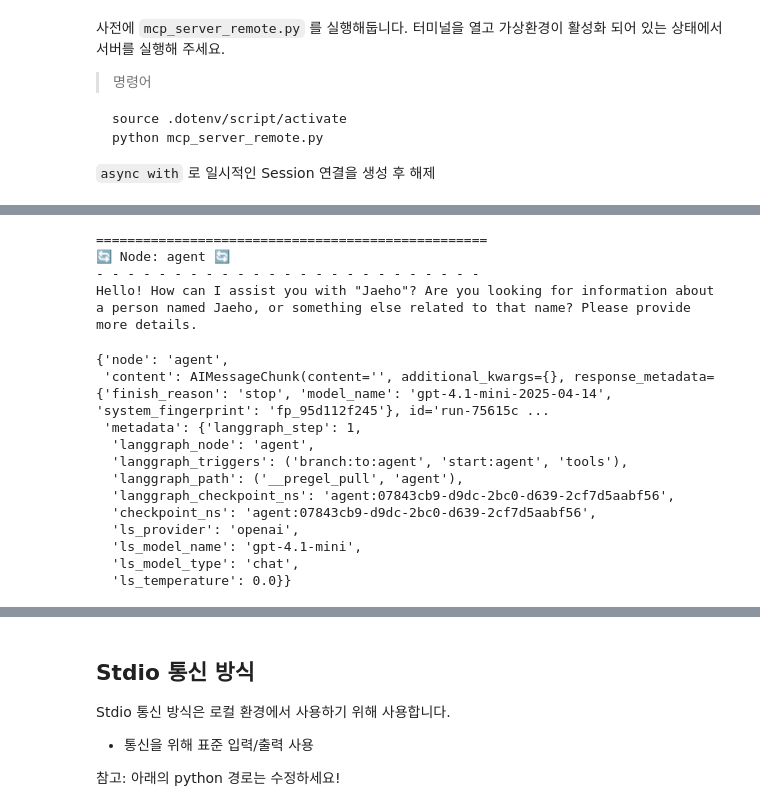
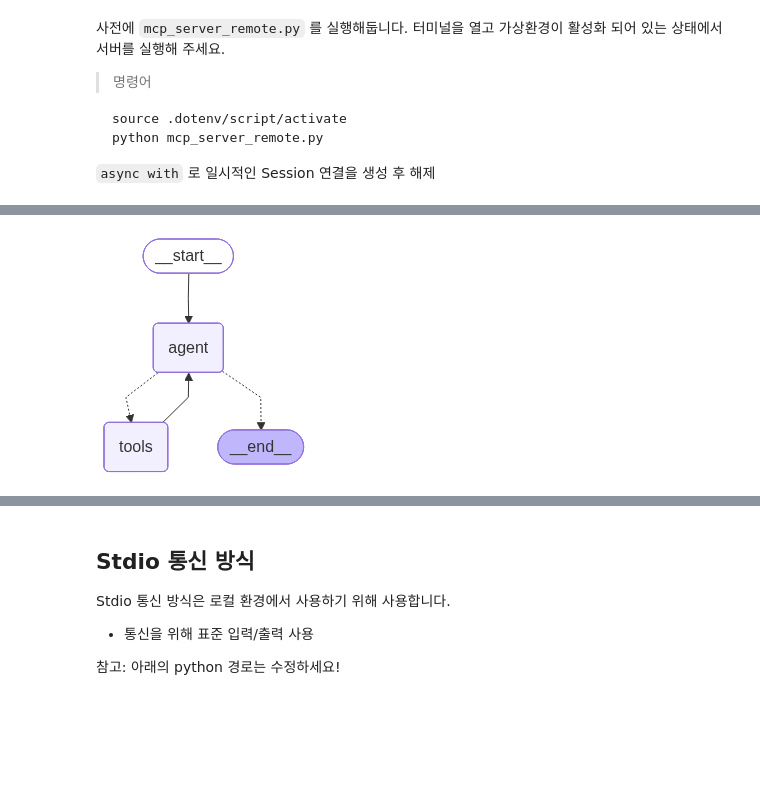
Before and after one commit to Jae-hoya/jaeho_template, a Jupyter notebook: langgraph-MCP/MCP_Handon.ipynb, the cells around one changed output, grey strips where cells are left out. Cells and saved outputs as stored; diff of their text form; code cells hidden in the pictures; blank space fills up the shorter version.

```diff
--- a/langgraph-MCP/MCP_Handon.ipynb
+++ b/langgraph-MCP/MCP_Handon.ipynb
@@ -17,13 +17,14 @@ python mcp_server_remote.py
 
 `async with` 로 일시적인 Session 연결을 생성 후 해제
 # %%
+# 오류가 나는 이유: langchain-mcp-adapters 0.1.0부터 MultiServerMCPClient는 async context manager(`async with`) 또는 __aenter__를 사용할 수 없습니다.
 # MultiServerMCPClient를 통해 MCP 서버에서 도구 목록을 받아와서,
 # 해당 도구들을 LangGraph의 create_react_agent에 연결하여 에이전트를 생성하고,
 # ainvoke_graph를 통해 실제로 에이전트가 도구를 사용할 수 있도록 하는 전체 흐름입니다.
 # langchain-mcp-adapters 0.1.0 버전부터 MultiServerMCPClient를 async context manager(`async with`)로 사용할 수 없습니다.
 # 공식 메시지에 따르면, 아래와 같이 사용해야 합니다.
 
-
+# python .\mcp_rag_sse.py
 from langchain_mcp_adapters.client import MultiServerMCPClient
 from langgraph.prebuilt import create_react_agent
 from langchain_openai import ChatOpenAI
@@ -35,7 +36,7 @@ model = ChatOpenAI(model="gpt-4.1-mini", temperature=0)
 client = MultiServerMCPClient(
     {
         "name": {
-            "url": "http://localhost:8100/sse",
+            "url": "http://localhost:8101/sse",
             "transport": "sse",
         }
     }
@@ -84,17 +75,3 @@ Hello! How can I assist you with "jaeho"? Are you looking for information about
   'ls_model_name': 'gpt-4.1-mini',
   'ls_model_type': 'chat',
   'ls_temperature': 0.0}}
-# %%
-# 오류가 나는 이유: langchain-mcp-adapters 0.1.0부터 MultiServerMCPClient는 async context manager(`async with`) 또는 __aenter__를 사용할 수 없습니다.
-
-client = MultiServerMCPClient(
-    {
-        "name": {
-            "url": "http://localhost:8100/sse",
-            "transport": "sse",
-        }
-    }
-)
-tools = await client.get_tools()  # 올바른 사용법: get_tools()를 await로 직접 호출
-
-print(tools)  # 도구가 표시됨
@@ -124,19 +77,0 @@ agent = create_react_agent(model, tools)
-# %%
-await astream_graph(agent, {"messages": "Jaeho"})
-# %% [output]
-==================================================
-🔄 Node: agent 🔄
-- - - - - - - - - - - - - - - - - - - - - - - - -
-Hello! How can I assist you with "Jaeho"? Are you looking for information about a person named Jaeho, or something else related to that name? Please provide more details.
-{'node': 'agent',
- 'content': AIMessageChunk(content='', additional_kwargs={}, response_metadata={'finish_reason': 'stop', 'model_name': 'gpt-4.1-mini-2025-04-14', 'system_fingerprint': 'fp_95d112f245'}, id='run-75615c ...
- 'metadata': {'langgraph_step': 1,
-  'langgraph_node': 'agent',
-  'langgraph_triggers': ('branch:to:agent', 'start:agent', 'tools'),
-  'langgraph_path': ('__pregel_pull', 'agent'),
-  'langgraph_checkpoint_ns': 'agent:07843cb9-d9dc-2bc0-d639-2cf7d5aabf56',
-  'checkpoint_ns': 'agent:07843cb9-d9dc-2bc0-d639-2cf7d5aabf56',
-  'ls_provider': 'openai',
-  'ls_model_name': 'gpt-4.1-mini',
-  'ls_model_type': 'chat',
-  'ls_temperature': 0.0}}
@@ -142,0 +83,4 @@ Hello! How can I assist you with "Jaeho"? Are you looking for information about
+# %%
+agent
+# %% [output]
+[figure, added]
```
Also changed, not shown: parts of 28 cells of this notebook, 13 other files.
